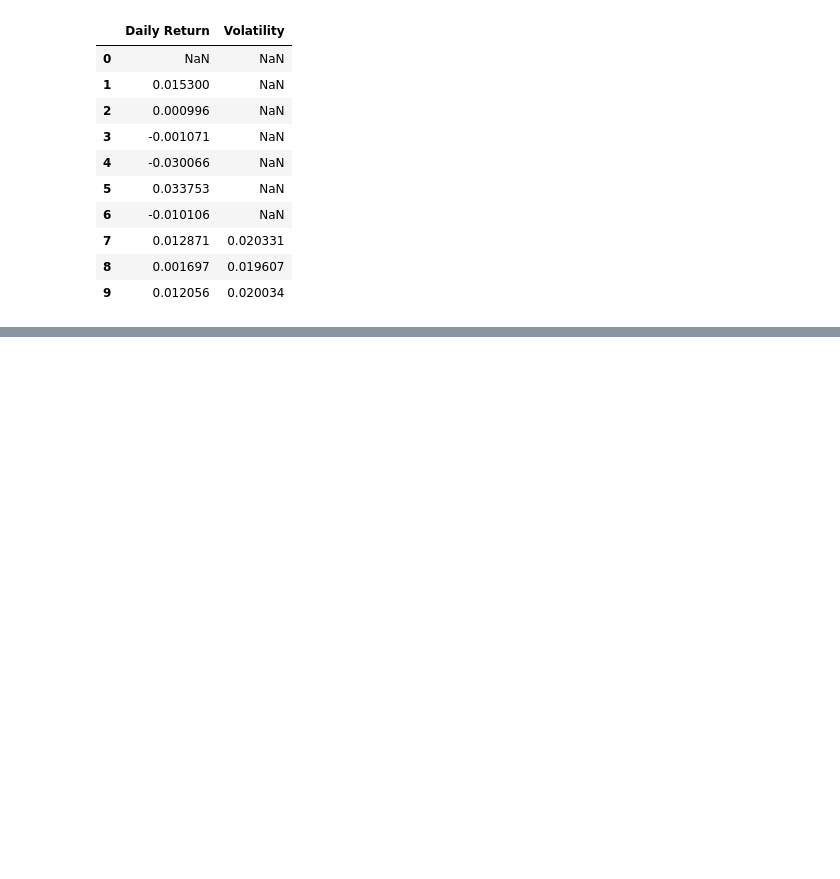
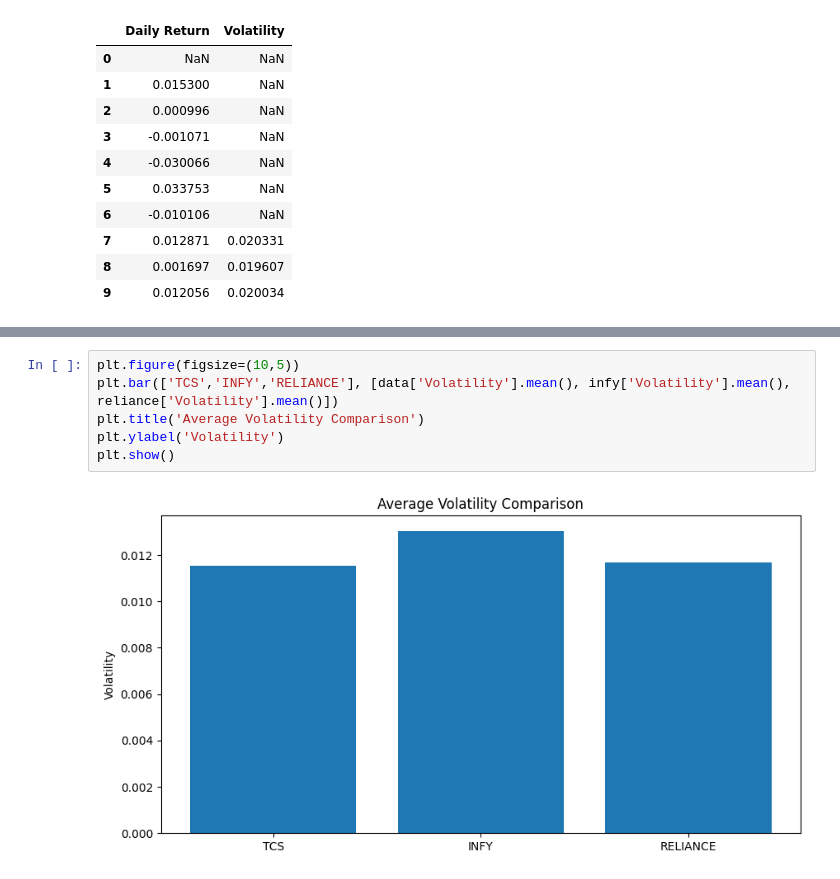
Before and after one commit to Manjunath-Kurubar/stock-market-data-analysis, a Jupyter notebook: Stock_Market_Analysis.ipynb, the cells around one changed output, grey strips where cells are left out. Cells and saved outputs as stored; diff of their text form; blank space fills up the shorter version.

```diff
--- a/Stock_Market_Analysis.ipynb
+++ b/Stock_Market_Analysis.ipynb
@@ -373,0 +411,8 @@ RELIANCE average daily return: 0.0001334993180955223
+# %%
+plt.figure(figsize=(10,5))
+plt.bar(['TCS','INFY','RELIANCE'], [data['Volatility'].mean(), infy['Volatility'].mean(), reliance['Volatility'].mean()])
+plt.title('Average Volatility Comparison')
+plt.ylabel('Volatility')
+plt.show()
+# %% [output]
+[figure, added]
```
Also changed, not shown: parts of 17 cells of this notebook.
